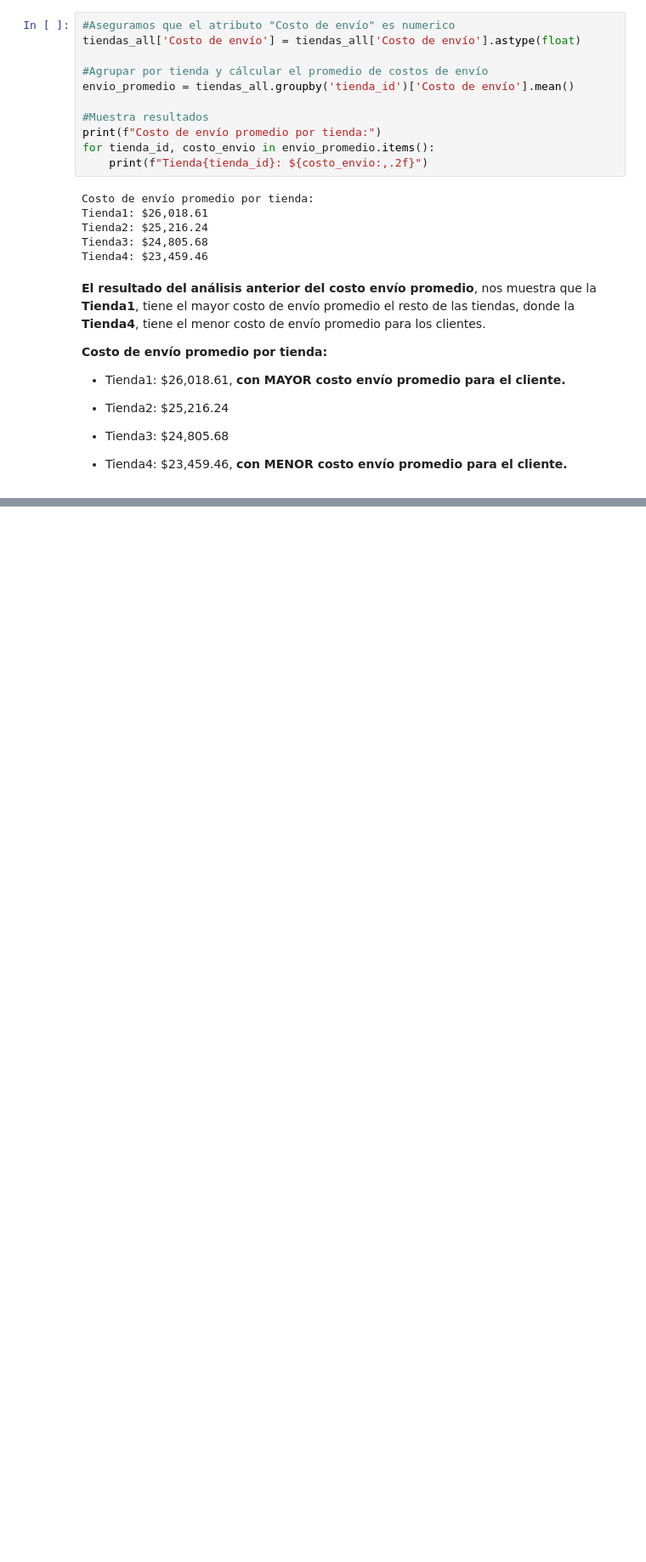
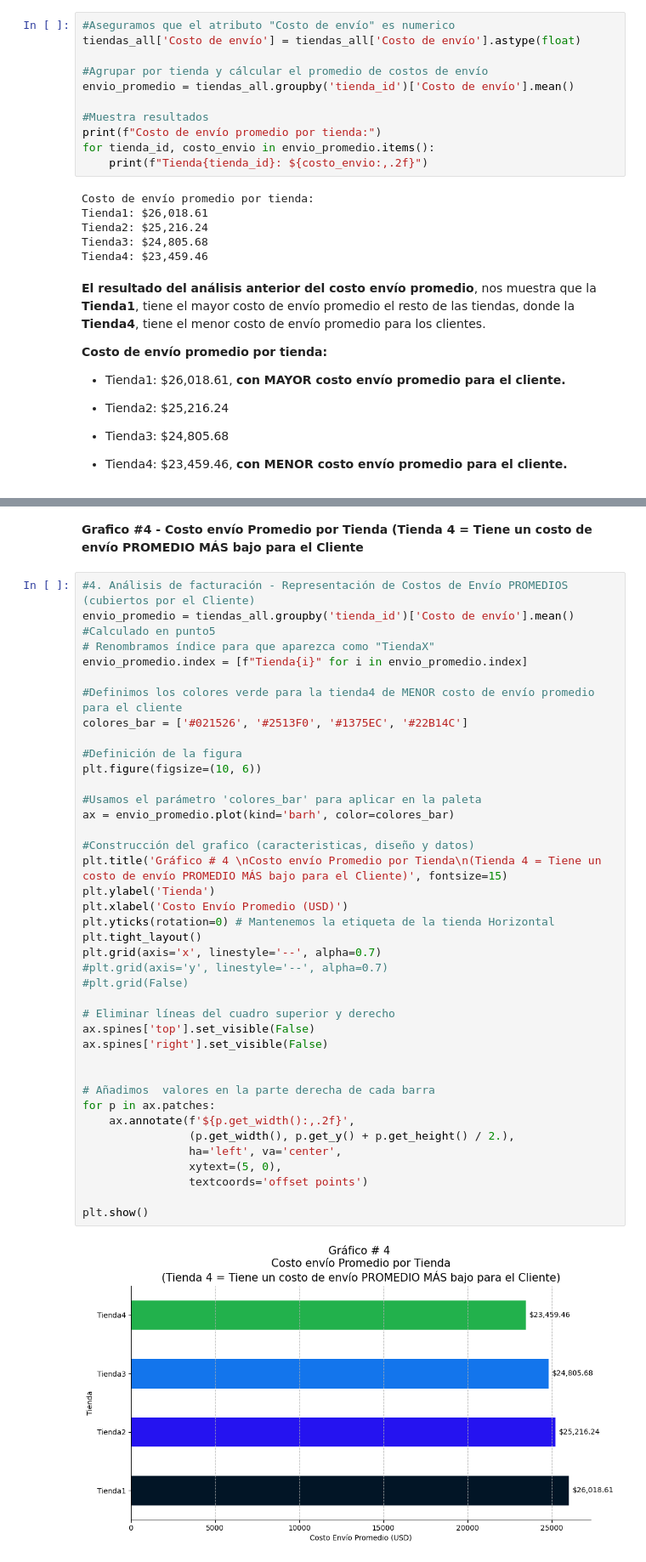
Before and after one commit to jpraden/Challenge-DataScience-AluraLatamStore, a Jupyter notebook: AluraStoreLatam.ipynb, the cells around one changed output, grey strips where cells are left out. Shown at 85% size. Cells and saved outputs as stored; diff of their text form; blank space fills up the shorter version.

```diff
--- a/AluraStoreLatam.ipynb
+++ b/AluraStoreLatam.ipynb
@@ -823,0 +976,43 @@ Mounted at /content/drive
+# %% [markdown]
+**Grafico #4 - Costo envío Promedio por Tienda (Tienda 4 = Tiene un costo de envío PROMEDIO MÁS bajo para el Cliente**
+# %%
+#4. Análisis de facturación - Representación de Costos de Envío PROMEDIOS (cubiertos por el Cliente)
+envio_promedio = tiendas_all.groupby('tienda_id')['Costo de envío'].mean() #Calculado en punto5
+# Renombramos índice para que aparezca como "TiendaX"
+envio_promedio.index = [f"Tienda{i}" for i in envio_promedio.index]
+
+#Definimos los colores verde para la tienda4 de MENOR costo de envío promedio para el cliente
+colores_bar = ['#021526', '#2513F0', '#1375EC', '#22B14C']
+
+#Definición de la figura
+plt.figure(figsize=(10, 6))
+
+#Usamos el parámetro 'colores_bar' para aplicar en la paleta
+ax = envio_promedio.plot(kind='barh', color=colores_bar)
+
+#Construcción del grafico (caracteristicas, diseño y datos)
+plt.title('Gráfico # 4 \nCosto envío Promedio por Tienda\n(Tienda 4 = Tiene un costo de envío PROMEDIO MÁS bajo para el Cliente)', fontsize=15)
+plt.ylabel('Tienda')
+plt.xlabel('Costo Envío Promedio (USD)')
+plt.yticks(rotation=0) # Mantenemos la etiqueta de la tienda Horizontal
+plt.tight_layout()
+plt.grid(axis='x', linestyle='--', alpha=0.7)
+#plt.grid(axis='y', linestyle='--', alpha=0.7)
+#plt.grid(False)
+
+# Eliminar líneas del cuadro superior y derecho
+ax.spines['top'].set_visible(False)
+ax.spines['right'].set_visible(False)
+
+
+# Añadimos  valores en la parte derecha de cada barra
+for p in ax.patches:
+    ax.annotate(f'${p.get_width():,.2f}',
+                (p.get_width(), p.get_y() + p.get_height() / 2.),
+                ha='left', va='center',
+                xytext=(5, 0),
+                textcoords='offset points')
+
+plt.show()
+# %% [output]
+[figure, added]
```
Also changed, not shown: parts of 25 cells of this notebook.
